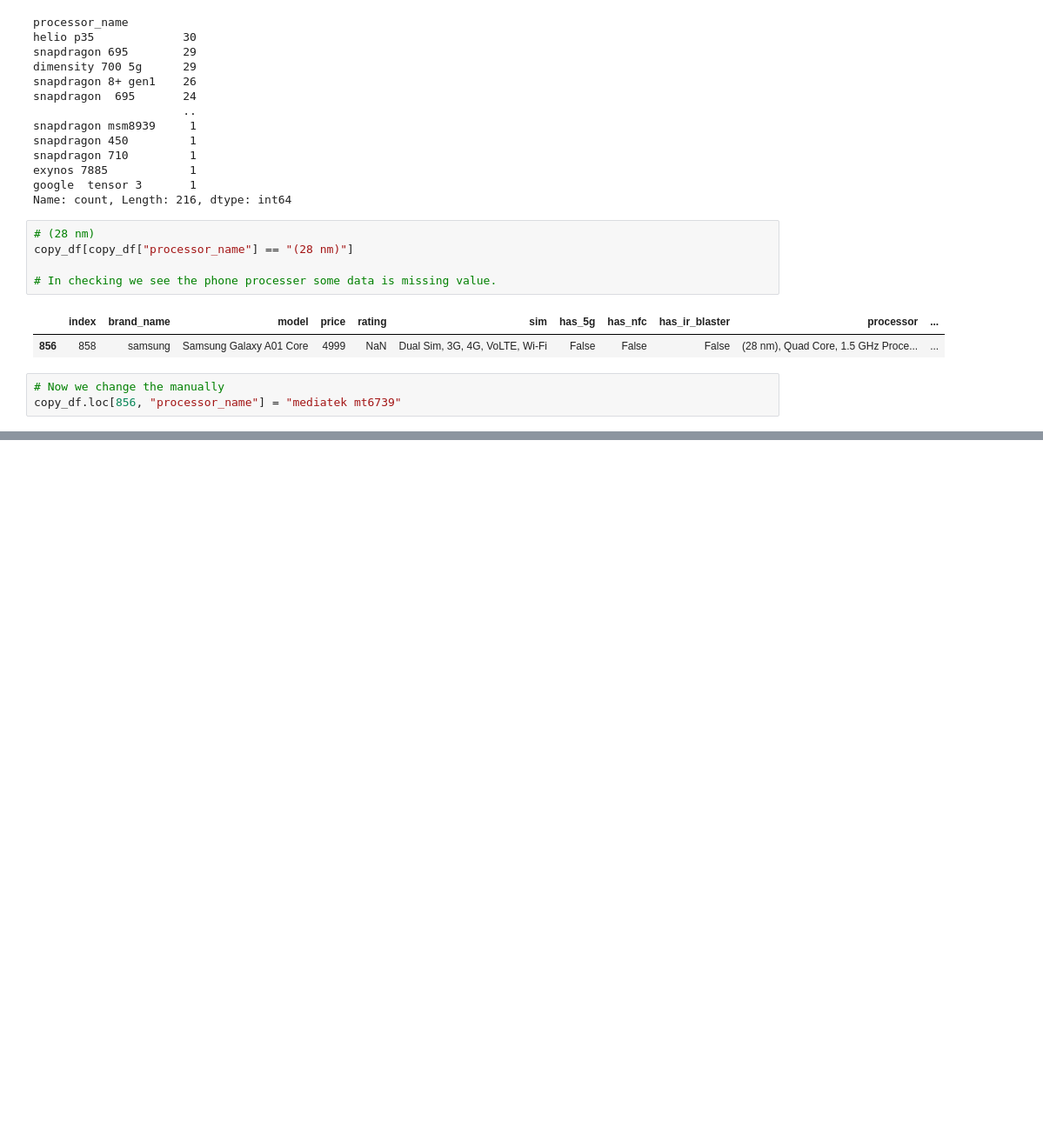
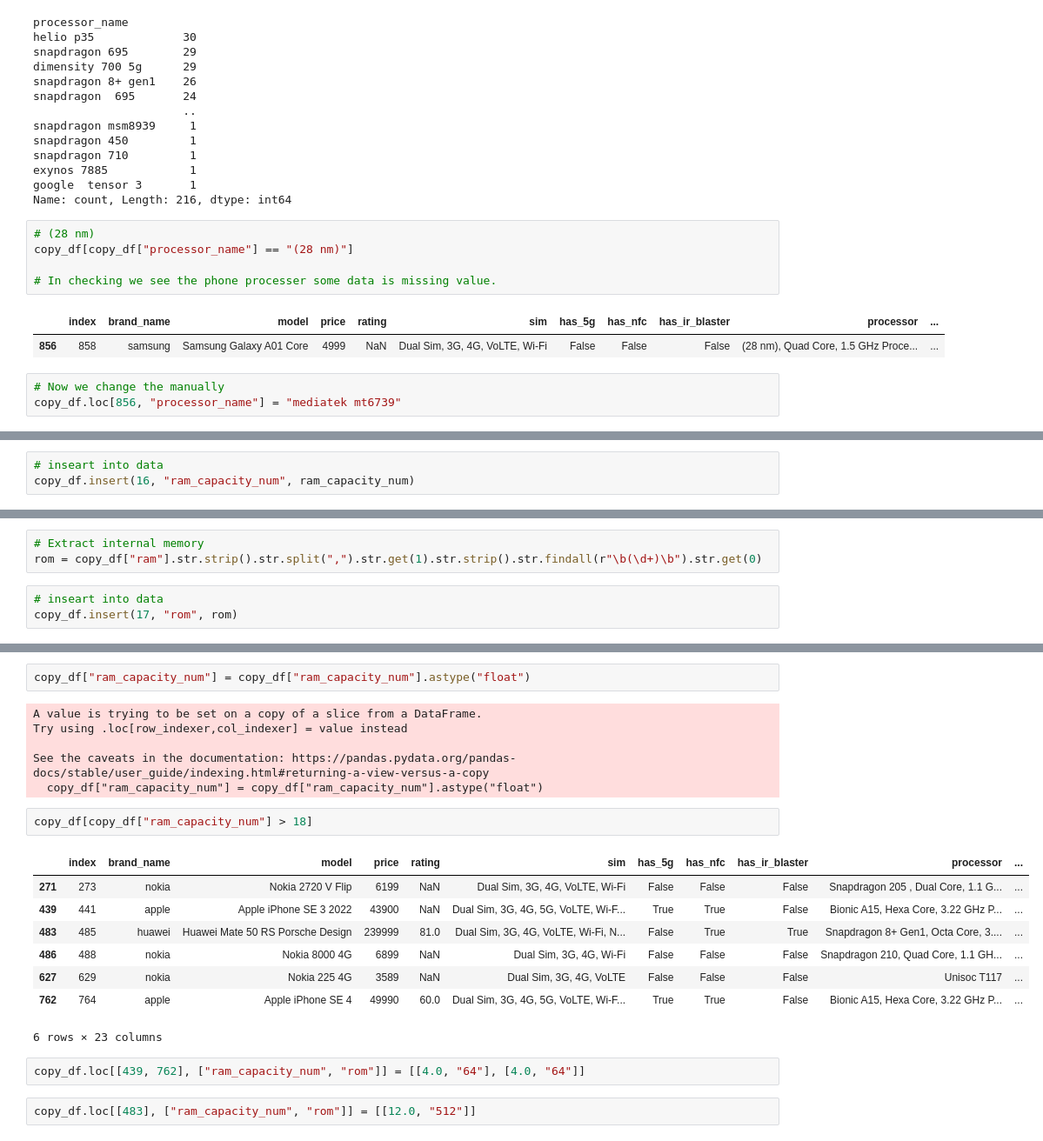
Before and after one commit to MohitMahi1/Smart-Phone-EDA-Analysis, a Jupyter notebook: SmartPhoneCleanData.ipynb, the cells around one changed output, grey strips where cells are left out. Shown at 87% size. Saved outputs shown, nothing was run; the diff lists cells and outputs as text; blank space fills up the shorter version.

```diff
--- a/SmartPhoneCleanData.ipynb
+++ b/SmartPhoneCleanData.ipynb
@@ -819,0 +941,3 @@ copy_df
+# %%
+# inseart into data
+copy_df.insert(16, "ram_capacity_num", ram_capacity_num)
@@ -819,0 +955,6 @@ copy_df
+# %%
+# Extract internal memory
+rom = copy_df["ram"].str.strip().str.split(",").str.get(1).str.strip().str.findall(r"\b(\d+)\b").str.get(0)
+# %%
+# inseart into data
+copy_df.insert(17, "rom", rom)
@@ -819,0 +985,23 @@ copy_df
+# %%
+copy_df["ram_capacity_num"] = copy_df["ram_capacity_num"].astype("float")
+# %% [output]
+A value is trying to be set on a copy of a slice from a DataFrame.
+Try using .loc[row_indexer,col_indexer] = value instead
+
+See the caveats in the documentation: https://pandas.pydata.org/pandas-docs/stable/user_guide/indexing.html#returning-a-view-versus-a-copy
+  copy_df["ram_capacity_num"] = copy_df["ram_capacity_num"].astype("float")
+# %%
+copy_df[copy_df["ram_capacity_num"] > 18]
+# %% [output]
+|  | index | brand_name | model | price | rating | sim | has_5g | has_nfc | has_ir_blaster | processor | ... |
+| 271 | 273 | nokia | Nokia 2720 V Flip | 6199 | NaN | Dual Sim, 3G, 4G, VoLTE, Wi-Fi | False | False | False | Snapdragon 205 , Dual Core, 1.1 G... | ... |
+| 439 | 441 | apple | Apple iPhone SE 3 2022 | 43900 | NaN | Dual Sim, 3G, 4G, 5G, VoLTE, Wi-F... | True | True | False | Bionic A15, Hexa Core, 3.22 GHz P... | ... |
+| 483 | 485 | huawei | Huawei Mate 50 RS Porsche Design | 239999 | 81.0 | Dual Sim, 3G, 4G, VoLTE, Wi-Fi, N... | False | True | True | Snapdragon 8+ Gen1, Octa Core, 3.... | ... |
+| 486 | 488 | nokia | Nokia 8000 4G | 6899 | NaN | Dual Sim, 3G, 4G, Wi-Fi | False | False | False | Snapdragon 210, Quad Core, 1.1 GH... | ... |
+| 627 | 629 | nokia | Nokia 225 4G | 3589 | NaN | Dual Sim, 3G, 4G, VoLTE | False | False | False | Unisoc T117 | ... |
+| 762 | 764 | apple | Apple iPhone SE 4 | 49990 | 60.0 | Dual Sim, 3G, 4G, 5G, VoLTE, Wi-F... | True | True | False | Bionic A15, Hexa Core, 3.22 GHz P... | ... |
+6 rows × 23 columns
+# %%
+copy_df.loc[[439, 762], ["ram_capacity_num", "rom"]] = [[4.0, "64"], [4.0, "64"]]
+# %%
+copy_df.loc[[483], ["ram_capacity_num", "rom"]] = [[12.0, "512"]]
```
Also changed, not shown: parts of 33 cells of this notebook.
